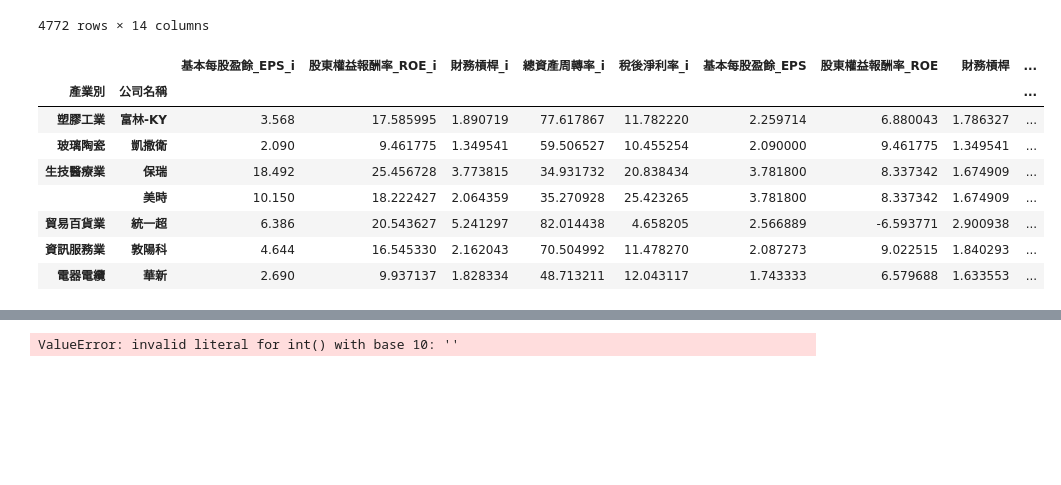
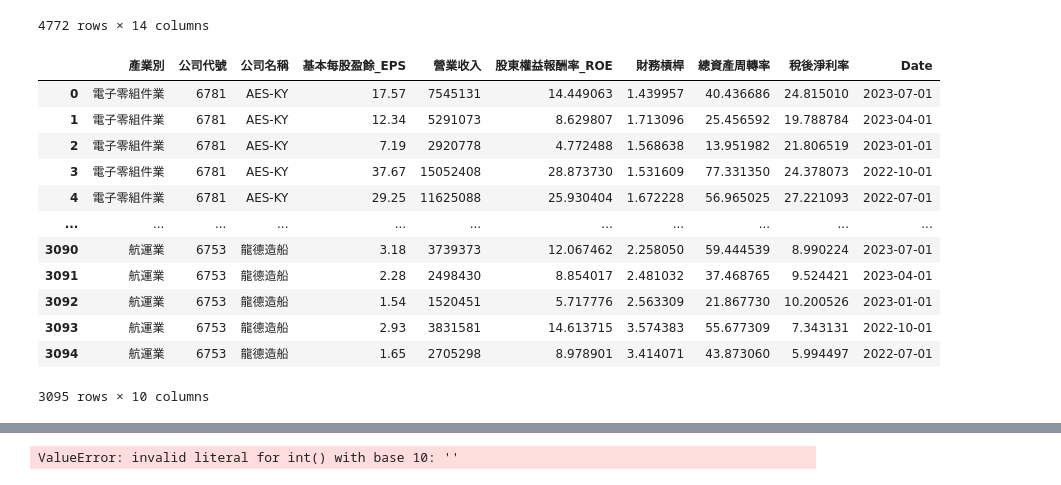
Before and after one commit to e19931107/ccClub_stock_analysis, a Jupyter notebook: Project/1223新增產業別.ipynb, the cells around one changed output, grey strips where cells are left out. Drawn from its saved outputs; the diff is of its cells as text; code cells hidden in the pictures; blank space fills up the shorter version.

Commit message:
Update 1223新增產業別.ipynb
1. Remove the surplus column "營業收入"  while remove missing.
2. Add column "公司代號"

```diff
--- a/Project/1223新增產業別.ipynb
+++ b/Project/1223新增產業別.ipynb
@@ -89,57 +89,49 @@ p_time = project #複製一個要修改的p_time避免動到原本project
 p_time = p_time.drop_duplicates(subset=['Date']) #把重複的時間刪掉，因此只會有5個時間從最新(當季)到最舊(前5季)
 time_list = []
 for i in range(5):
     time_list.append(p_time.iat[i,-1].strftime("%Y-%m-%d")) #用for迴圈把每個時間加到time_list
 time_list = sorted(time_list, reverse=True) #由最新的季別排到最早的季別
 
 # 處理missing
-project1 = project.dropna(subset=['基本每股盈餘_EPS','營業收入', '股東權益報酬率_ROE',	'財務槓桿','總資產周轉率','稅後淨利率','營業收入']) #n=4772
+project1 = project.dropna(subset=['基本每股盈餘_EPS','營業收入', '股東權益報酬率_ROE',	'財務槓桿','總資產周轉率','稅後淨利率']) #n=4772
 project1 = project1.groupby(['公司名稱']).agg('count') #n=958
 project1 = project1[~(project1['基本每股盈餘_EPS'] < 5)] #n=943
 project1 = pd.merge(project1, project, how = 'left', suffixes=["_x",""], on = ['公司名稱']) #n=4715
-project1 = project1[['產業別','公司名稱','基本每股盈餘_EPS','營業收入', '股東權益報酬率_ROE','財務槓桿','總資產周轉率','稅後淨利率','Date']] #n=4715
+project1 = project1[['產業別','公司代號','公司名稱','基本每股盈餘_EPS','營業收入', '股東權益報酬率_ROE','財務槓桿','總資產周轉率','稅後淨利率','Date']] #n=4715
+project1
 
 # # exclude1: 每年營收呈現負成長
 p1 = project1[['公司名稱','Date','營業收入']]
 p1.sort_values(by = ['公司名稱','Date']) #排序資料
 p1 = p1.pivot(index = '公司名稱',columns = 'Date',values = '營業收入') #轉置表格 #n=943
 for i in range(len(time_list)-1):
     month_current = time_list[i].split('-')[1]
     month_previous = time_list[i+1].split('-')[1]
     if month_current != '01': #大部份第一季一定比前一年的第四季少營收，因此不比較
         p1 = p1[~(p1[time_list[i]] < p1[time_list[i+1]])] #n=942 用time_list取代固定季別
 p1 = pd.merge(p1, project1, how = 'left', on = ['公司名稱'])
-p1 = p1[['產業別','公司名稱','基本每股盈餘_EPS','營業收入', '股東權益報酬率_ROE',	'財務槓桿','總資產周轉率','稅後淨利率','Date']] #n=4710
+p1 = p1[['產業別','公司代號','公司名稱','基本每股盈餘_EPS','營業收入', '股東權益報酬率_ROE','財務槓桿','總資產周轉率','稅後淨利率','Date']] #n=4710
 
 # # exclude2: 任一季EPS為負數
 p2 = p1[['公司名稱','Date','基本每股盈餘_EPS']]
 p2.sort_values(by = ['公司名稱','Date'])
 p2 = p2.pivot(index = '公司名稱',columns = 'Date',values = '基本每股盈餘_EPS') #n=942
 for time_ymd in time_list:
     p2 = p2[~(p2[time_ymd] < 0)] #n=619 用迴圈跑time_list取代固定季別，之後可以擴充更多季別
 p2 = pd.merge(p2, project, how = 'left', on = ['公司名稱'])
-p2 = p2[['產業別','公司名稱','基本每股盈餘_EPS','營業收入', '股東權益報酬率_ROE',	'財務槓桿','總資產周轉率','稅後淨利率','Date']] #n=3095
-
-# exclude3: 任一指標低於該產業平均
-
-p3 = p2[['公司名稱','基本每股盈餘_EPS','股東權益報酬率_ROE','財務槓桿','總資產周轉率','稅後淨利率','產業別']] #n=3095
-p3_company = p3.groupby(['產業別','公司名稱']).agg('mean') #n=619
-p3_category = p3_company.groupby(['產業別']).agg('mean') #n=31
-p3 = pd.merge(p3, p3_company, how = 'inner', suffixes = ('_0', '_i'), on = ['產業別','公司名稱'])
-p3 = p3[['公司名稱','基本每股盈餘_EPS_i','股東權益報酬率_ROE_i','財務槓桿_i','總資產周轉率_i','稅後淨利率_i','產業別']]
-p3 = pd.merge(p3, p3_category, how='inner', on = ['產業別'])
-p3 = p3.groupby(['產業別','公司名稱']).agg('median') #n=619
-p3 = p3[~(p3['基本每股盈餘_EPS_i'] < p3['基本每股盈餘_EPS']) & ~(p3['股東權益報酬率_ROE_i'] < p3['股東權益報酬率_ROE']) & ~(p3['財務槓桿_i'] < p3['財務槓桿'])
-        & ~(p3['總資產周轉率_i'] < p3['總資產周轉率']) & ~(p3['稅後淨利率_i'] < p3['稅後淨利率'])] #n=7
-
-p3
+p2 = p2[['產業別','公司代號','公司名稱','基本每股盈餘_EPS','營業收入', '股東權益報酬率_ROE','財務槓桿','總資產周轉率','稅後淨利率','Date']] #n=3095
+p2
 # %% [output]
-|  |  | 基本每股盈餘_EPS_i | 股東權益報酬率_ROE_i | 財務槓桿_i | 總資產周轉率_i | 稅後淨利率_i | 基本每股盈餘_EPS | 股東權益報酬率_ROE | 財務槓桿 | ... |
-| 產業別 | 公司名稱 |  |  |  |  |  |  |  |  | ... |
-| 塑膠工業 | 富林-KY | 3.568 | 17.585995 | 1.890719 | 77.617867 | 11.782220 | 2.259714 | 6.880043 | 1.786327 | ... |
-| 玻璃陶瓷 | 凱撒衛 | 2.090 | 9.461775 | 1.349541 | 59.506527 | 10.455254 | 2.090000 | 9.461775 | 1.349541 | ... |
-| 生技醫療業 | 保瑞 | 18.492 | 25.456728 | 3.773815 | 34.931732 | 20.838434 | 3.781800 | 8.337342 | 1.674909 | ... |
-|  | 美時 | 10.150 | 18.222427 | 2.064359 | 35.270928 | 25.423265 | 3.781800 | 8.337342 | 1.674909 | ... |
-| 貿易百貨業 | 統一超 | 6.386 | 20.543627 | 5.241297 | 82.014438 | 4.658205 | 2.566889 | -6.593771 | 2.900938 | ... |
-| 資訊服務業 | 敦陽科 | 4.644 | 16.545330 | 2.162043 | 70.504992 | 11.478270 | 2.087273 | 9.022515 | 1.840293 | ... |
-| 電器電纜 | 華新 | 2.690 | 9.937137 | 1.828334 | 48.713211 | 12.043117 | 1.743333 | 6.579688 | 1.633553 | ... |
+|  | 產業別 | 公司代號 | 公司名稱 | 基本每股盈餘_EPS | 營業收入 | 股東權益報酬率_ROE | 財務槓桿 | 總資產周轉率 | 稅後淨利率 | Date |
+| 0 | 電子零組件業 | 6781 | AES-KY | 17.57 | 7545131 | 14.449063 | 1.439957 | 40.436686 | 24.815010 | 2023-07-01 |
+| 1 | 電子零組件業 | 6781 | AES-KY | 12.34 | 5291073 | 8.629807 | 1.713096 | 25.456592 | 19.788784 | 2023-04-01 |
+| 2 | 電子零組件業 | 6781 | AES-KY | 7.19 | 2920778 | 4.772488 | 1.568638 | 13.951982 | 21.806519 | 2023-01-01 |
+| 3 | 電子零組件業 | 6781 | AES-KY | 37.67 | 15052408 | 28.873730 | 1.531609 | 77.331350 | 24.378073 | 2022-10-01 |
+| 4 | 電子零組件業 | 6781 | AES-KY | 29.25 | 11625088 | 25.930404 | 1.672228 | 56.965025 | 27.221093 | 2022-07-01 |
+| ... | ... | ... | ... | ... | ... | ... | ... | ... | ... | ... |
+| 3090 | 航運業 | 6753 | 龍德造船 | 3.18 | 3739373 | 12.067462 | 2.258050 | 59.444539 | 8.990224 | 2023-07-01 |
+| 3091 | 航運業 | 6753 | 龍德造船 | 2.28 | 2498430 | 8.854017 | 2.481032 | 37.468765 | 9.524421 | 2023-04-01 |
+| 3092 | 航運業 | 6753 | 龍德造船 | 1.54 | 1520451 | 5.717776 | 2.563309 | 21.867730 | 10.200526 | 2023-01-01 |
+| 3093 | 航運業 | 6753 | 龍德造船 | 2.93 | 3831581 | 14.613715 | 3.574383 | 55.677309 | 7.343131 | 2022-10-01 |
+| 3094 | 航運業 | 6753 | 龍德造船 | 1.65 | 2705298 | 8.978901 | 3.414071 | 43.873060 | 5.994497 | 2022-07-01 |
+3095 rows × 10 columns
```
Also changed, not shown: parts of 1 cell of this notebook.
